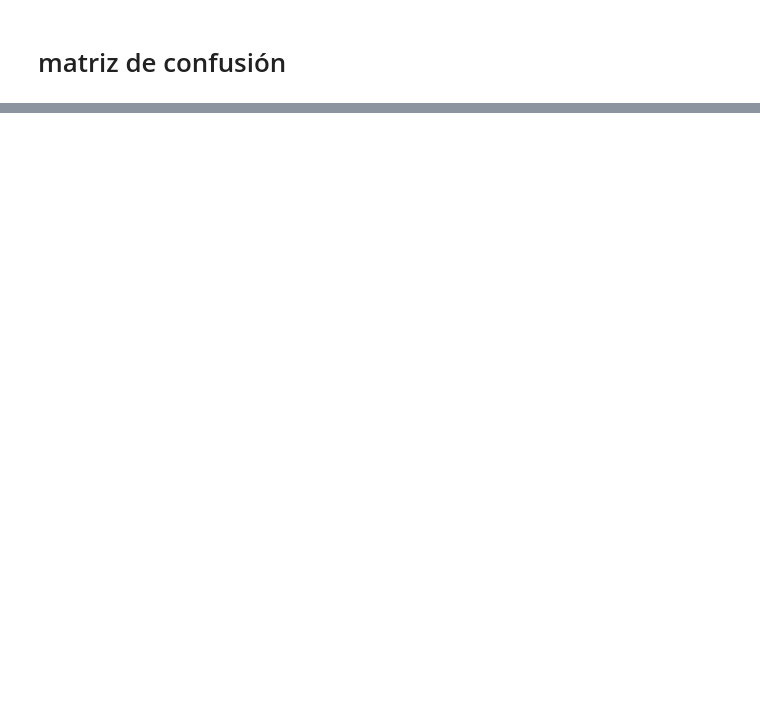
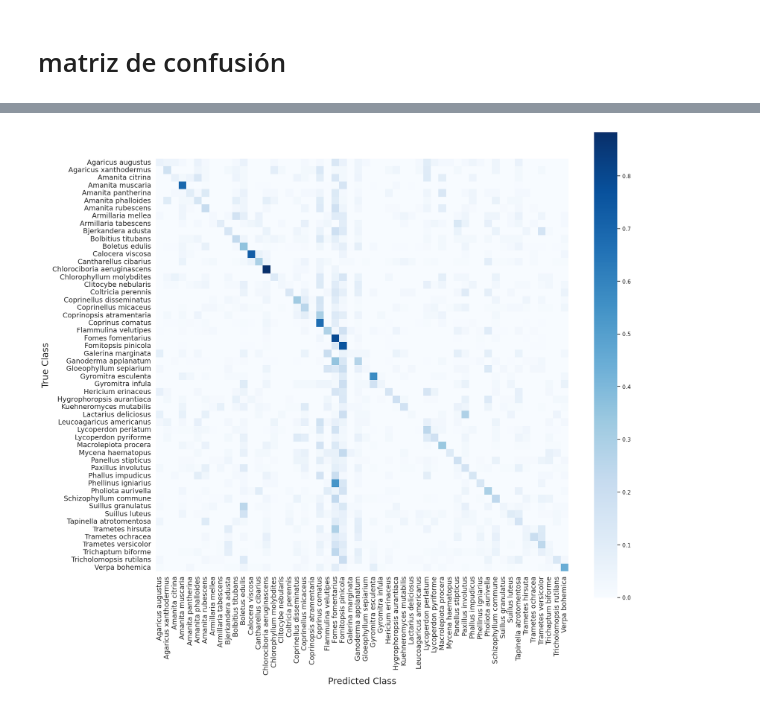
Before and after one commit to dapedeje/TFG, a Jupyter notebook: notebooks/ModeloComplejo.ipynb, the cells around one changed output, grey strips where cells are left out. Drawn from its saved outputs; the diff is of its cells as text; code cells hidden in the pictures; blank space fills up the shorter version.

```diff
--- a/notebooks/ModeloComplejo.ipynb
+++ b/notebooks/ModeloComplejo.ipynb
@@ -253,0 +247,18 @@ plt.show()
+# %%
+cm = confusion_matrix(y_true,y_pred ,normalize= "true")
+# %%
+from tensorflow.keras.applications.resnet import preprocess_input
+
+IMG_SIZE = (64, 64)
+BATCH_SIZE = 64
+
+test_dataset = tf.keras.utils.image_dataset_from_directory(
+    "Data/test",
+    image_size=IMG_SIZE,
+    batch_size=BATCH_SIZE,
+    label_mode="categorical",
+    shuffle=False
+)
+class_names = test_dataset.class_names
+
+test_dataset  = test_dataset.map(lambda x, y: (normalization_layer(x), y))
@@ -254,3 +299,39 @@ plt.show()
+# %%
+import matplotlib.pyplot as plt
+import seaborn as sns
+
+# Lista con los nombres de las clases
+# class_names = ["Clase 1", "Clase 2", ..., "Clase N"]
+
+plt.figure(figsize=(18, 16))
+
+sns.set_theme(style="white")  # estilo uniforme (tema claro)
+
+ax = sns.heatmap(
+    cm,
+    cmap="Blues",
+    annot=False,          # elimina los valores numéricos
+    cbar=True,
+    square=True,
+    xticklabels=class_names,
+    yticklabels=class_names
+)
+
+
+# Etiquetas tipo YOLO
+ax.set_xlabel("Predicted Class", fontsize=18)
+ax.set_ylabel("True Class", fontsize=18)
+
+# Tamaño de las etiquetas de los ejes
+ax.tick_params(axis='x', labelsize=14, rotation=90)
+ax.tick_params(axis='y', labelsize=14, rotation=0)
+
+# Ajuste para evitar que se corten las etiquetas
+plt.tight_layout()
+
+plt.show()
+# %% [output]
+[figure, added]
 # %%
 print(classification_report(y_true, y_pred))
 # %% [output]
```
Also changed, not shown: parts of 11 cells of this notebook.
